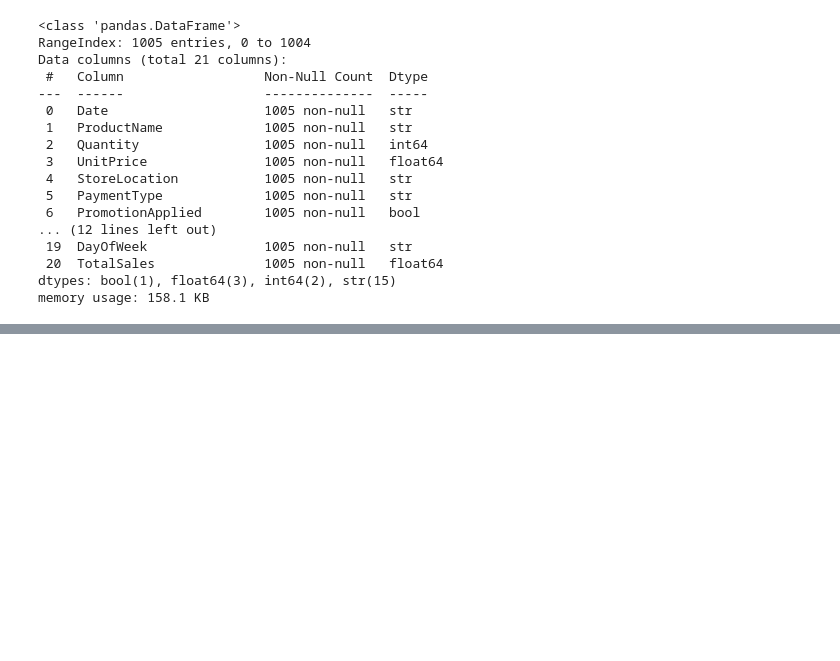
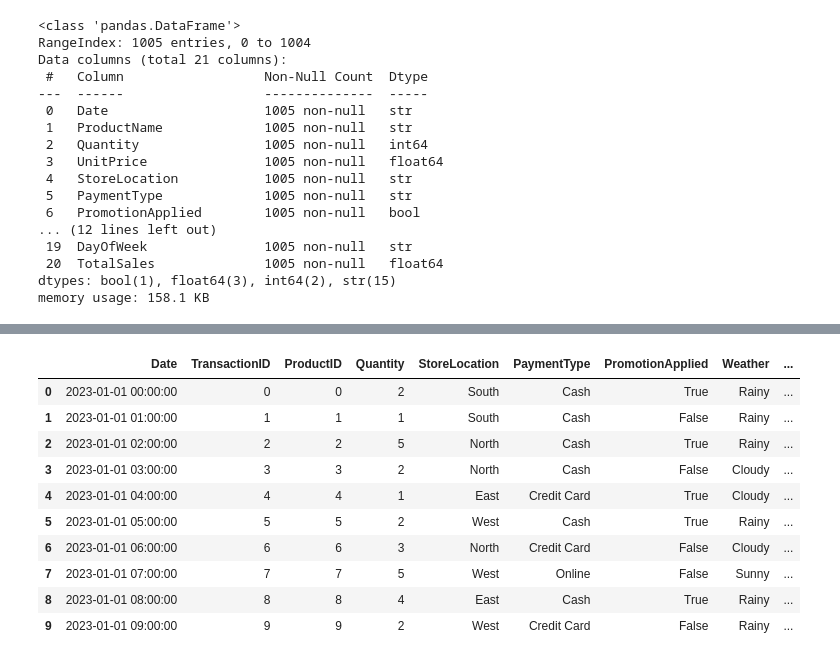
Before and after one commit to debbillionaire/zipco_foods_etl_using_airflow_for_orchestration, a Jupyter notebook: etl_pipeline.ipynb, the cells around one changed output, grey strips where cells are left out. Drawn from its saved outputs; the diff is of its cells as text; code cells hidden in the pictures; blank space fills up the shorter version.

Commit message:
Data Cleaning and Transformation

```diff
--- a/etl_pipeline.ipynb
+++ b/etl_pipeline.ipynb
@@ -50,0 +140,6 @@ memory usage: 158.1 KB
+# %%
+# create the product table
+
+products = data[['ProductName', 'UnitPrice']].drop_duplicates().reset_index(drop=True)
+products.index.name = 'ProductID'
+products = products.reset_index()
@@ -50,0 +160,6 @@ memory usage: 158.1 KB
+# %%
+# Create Customers Table
+
+customers = data[['CustomerName', 'CustomerAddress', 'Customer_PhoneNumber', 'CustomerEmail']].drop_duplicates().reset_index(drop=True)
+customers.index.name = 'CustomerID'
+customers = customers.reset_index()
@@ -50,0 +181,6 @@ memory usage: 158.1 KB
+# %%
+# Create Staff Table
+
+staff = data[['Staff_Name', 'Staff_Email']].drop_duplicates().reset_index(drop=True)
+staff.index.name = 'StaffID'
+staff = staff.reset_index()
@@ -50,0 +200,25 @@ memory usage: 158.1 KB
+# %%
+# creating the transactions table
+
+transactions = data.merge(products, on=['ProductName', 'UnitPrice'], how='left') \
+    .merge(customers, on=['CustomerName', 'CustomerAddress', 'Customer_PhoneNumber', 'CustomerEmail'], how='left') \
+    .merge(staff, on=['Staff_Name', 'Staff_Email'], how='left')
+
+transactions.index.name = 'TransactionID'
+transactions = transactions.reset_index() \
+                           [['Date', 'TransactionID', 'ProductID', 'Quantity', 'StoreLocation', 'PaymentType', 'PromotionApplied', 'Weather', \
+                              'Temperature', 'StaffPerformanceRating', 'CustomerFeedback', 'DeliveryTime_min', 'OrderType', 'CustomerID', 'StaffID', 'DayOfWeek', 'TotalSales']]
+# %%
+transactions.head(10)
+# %% [output]
+|  | Date | TransactionID | ProductID | Quantity | StoreLocation | PaymentType | PromotionApplied | Weather | ... |
+| 0 | 2023-01-01 00:00:00 | 0 | 0 | 2 | South | Cash | True | Rainy | ... |
+| 1 | 2023-01-01 01:00:00 | 1 | 1 | 1 | South | Cash | False | Rainy | ... |
+| 2 | 2023-01-01 02:00:00 | 2 | 2 | 5 | North | Cash | True | Rainy | ... |
+| 3 | 2023-01-01 03:00:00 | 3 | 3 | 2 | North | Cash | False | Cloudy | ... |
+| 4 | 2023-01-01 04:00:00 | 4 | 4 | 1 | East | Credit Card | True | Cloudy | ... |
+| 5 | 2023-01-01 05:00:00 | 5 | 5 | 2 | West | Cash | True | Rainy | ... |
+| 6 | 2023-01-01 06:00:00 | 6 | 6 | 3 | North | Credit Card | False | Cloudy | ... |
+| 7 | 2023-01-01 07:00:00 | 7 | 7 | 5 | West | Online | False | Sunny | ... |
+| 8 | 2023-01-01 08:00:00 | 8 | 8 | 4 | East | Cash | True | Rainy | ... |
+| 9 | 2023-01-01 09:00:00 | 9 | 9 | 2 | West | Credit Card | False | Rainy | ... |
```
Also changed, not shown: parts of 13 cells of this notebook, 9 other files.
